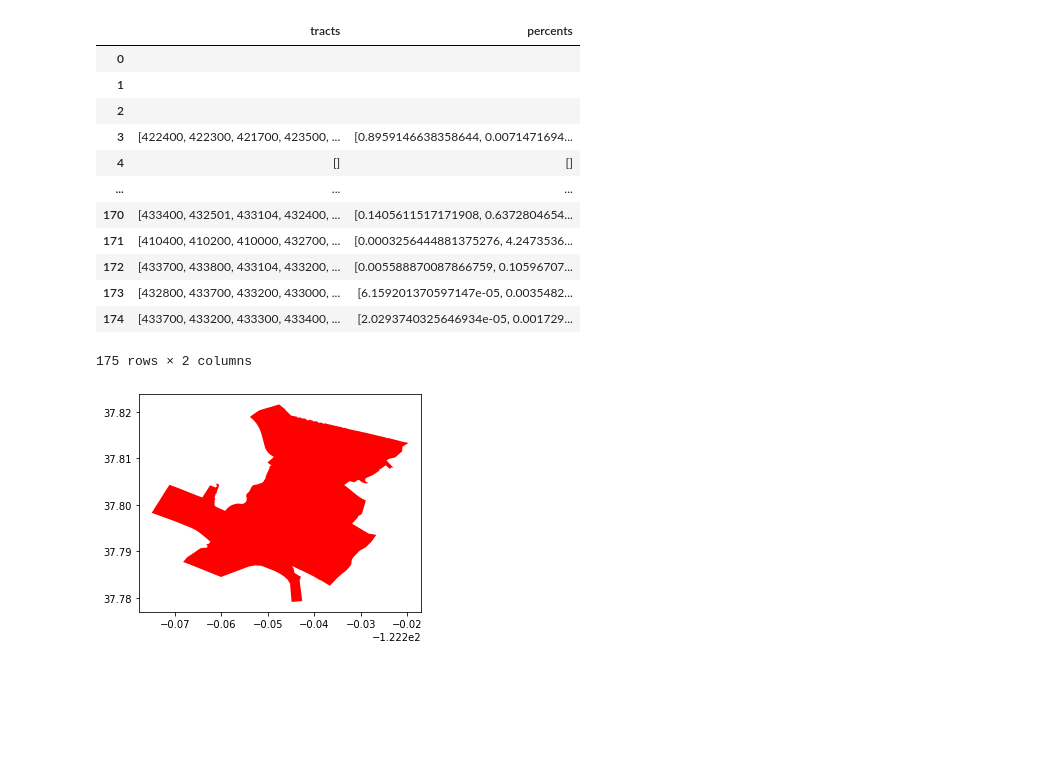
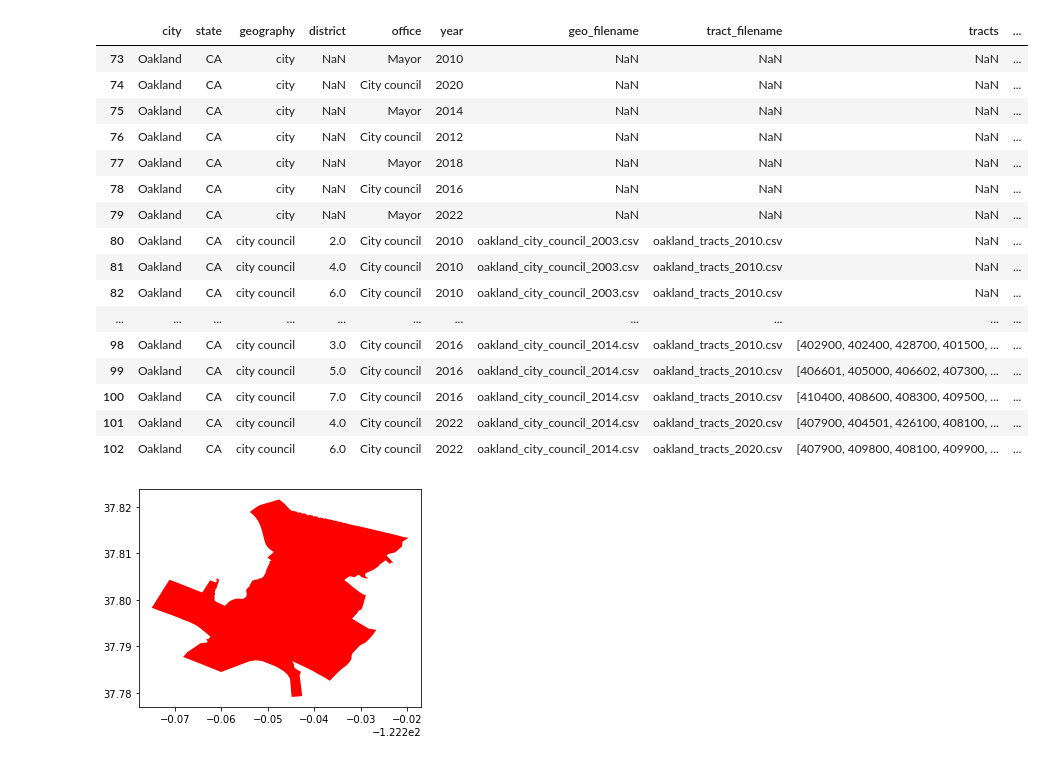
Before and after one commit to keverage-guan/RA-Work, a Jupyter notebook: acs/tracts.ipynb, the cells around one changed output. Cells and saved outputs as stored; diff of their text form; code cells hidden in the pictures; blank space fills up the shorter version.

```diff
--- a/acs/tracts.ipynb
+++ b/acs/tracts.ipynb
@@ -78,19 +81,27 @@ KeyboardInterrupt:
-# %%
-key_rows[['tracts', 'percents']]
-# %% [output]
-|  | tracts | percents |
-| 0 |  |  |
-| 1 |  |  |
-| 2 |  |  |
-| 3 | [422400, 422300, 421700, 423500, ... | [0.8959146638358644, 0.0071471694... |
-| 4 | [] | [] |
-| ... | ... | ... |
-| 170 | [433400, 432501, 433104, 432400, ... | [0.1405611517171908, 0.6372804654... |
-| 171 | [410400, 410200, 410000, 432700, ... | [0.0003256444881375276, 4.2473536... |
-| 172 | [433700, 433800, 433104, 433200, ... | [0.005588870087866759, 0.10596707... |
-| 173 | [432800, 433700, 433200, 433000, ... | [6.159201370597147e-05, 0.0035482... |
-| 174 | [433700, 433200, 433300, 433400, ... | [2.0293740325646934e-05, 0.001729... |
-175 rows × 2 columns
+# %%
+# get key rows where city is Oakland
+oakland_key_rows = key_rows[key_rows['city'] == 'Oakland']
+# drop filename column
+oakland_key_rows = oakland_key_rows.drop(columns=['filename'])
+oakland_key_rows
+# %% [output]
+|  | city | state | geography | district | office | year | geo_filename | tract_filename | tracts | ... |
+| 73 | Oakland | CA | city | NaN | Mayor | 2010 | NaN | NaN | NaN | ... |
+| 74 | Oakland | CA | city | NaN | City council | 2020 | NaN | NaN | NaN | ... |
+| 75 | Oakland | CA | city | NaN | Mayor | 2014 | NaN | NaN | NaN | ... |
+| 76 | Oakland | CA | city | NaN | City council | 2012 | NaN | NaN | NaN | ... |
+| 77 | Oakland | CA | city | NaN | Mayor | 2018 | NaN | NaN | NaN | ... |
+| 78 | Oakland | CA | city | NaN | City council | 2016 | NaN | NaN | NaN | ... |
+| 79 | Oakland | CA | city | NaN | Mayor | 2022 | NaN | NaN | NaN | ... |
+| 80 | Oakland | CA | city council | 2.0 | City council | 2010 | oakland_city_council_2003.csv | oakland_tracts_2010.csv | NaN | ... |
+| 81 | Oakland | CA | city council | 4.0 | City council | 2010 | oakland_city_council_2003.csv | oakland_tracts_2010.csv | NaN | ... |
+| 82 | Oakland | CA | city council | 6.0 | City council | 2010 | oakland_city_council_2003.csv | oakland_tracts_2010.csv | NaN | ... |
+| ... | ... | ... | ... | ... | ... | ... | ... | ... | ... | ... |
+| 98 | Oakland | CA | city council | 3.0 | City council | 2016 | oakland_city_council_2014.csv | oakland_tracts_2010.csv | [402900, 402400, 428700, 401500, ... | ... |
+| 99 | Oakland | CA | city council | 5.0 | City council | 2016 | oakland_city_council_2014.csv | oakland_tracts_2010.csv | [406601, 405000, 406602, 407300, ... | ... |
+| 100 | Oakland | CA | city council | 7.0 | City council | 2016 | oakland_city_council_2014.csv | oakland_tracts_2010.csv | [410400, 408600, 408300, 409500, ... | ... |
+| 101 | Oakland | CA | city council | 4.0 | City council | 2022 | oakland_city_council_2014.csv | oakland_tracts_2020.csv | [407900, 404501, 426100, 408100, ... | ... |
+| 102 | Oakland | CA | city council | 6.0 | City council | 2022 | oakland_city_council_2014.csv | oakland_tracts_2020.csv | [407900, 409800, 408100, 409900, ... | ... |
 # %%
 # save key_rows to key_rows_with_tracts.xlsx
 key_rows.to_excel('key_rows_with_tracts.xlsx', index=False)
```
Also changed, not shown: parts of 4 cells of this notebook, 57 other files.
